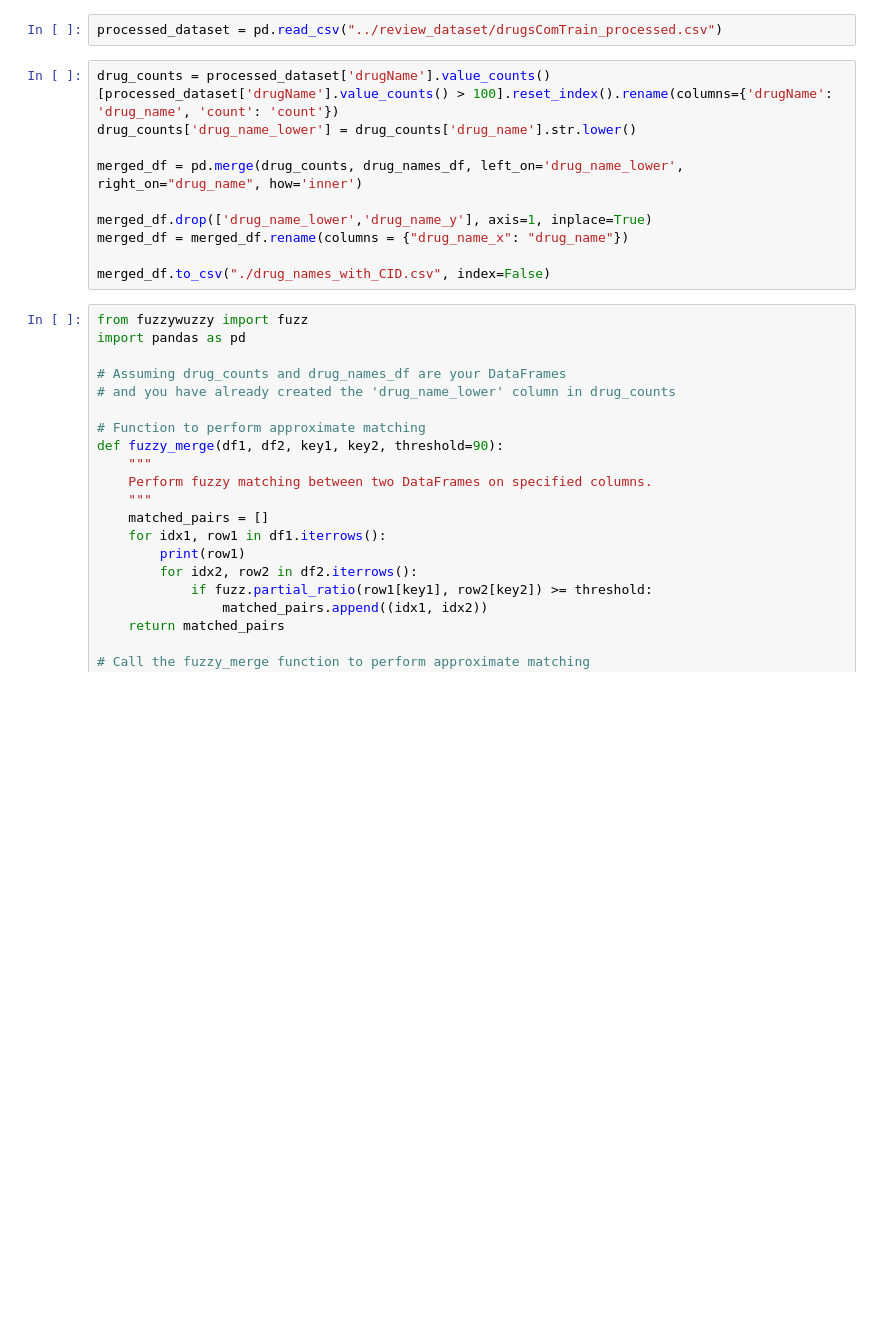
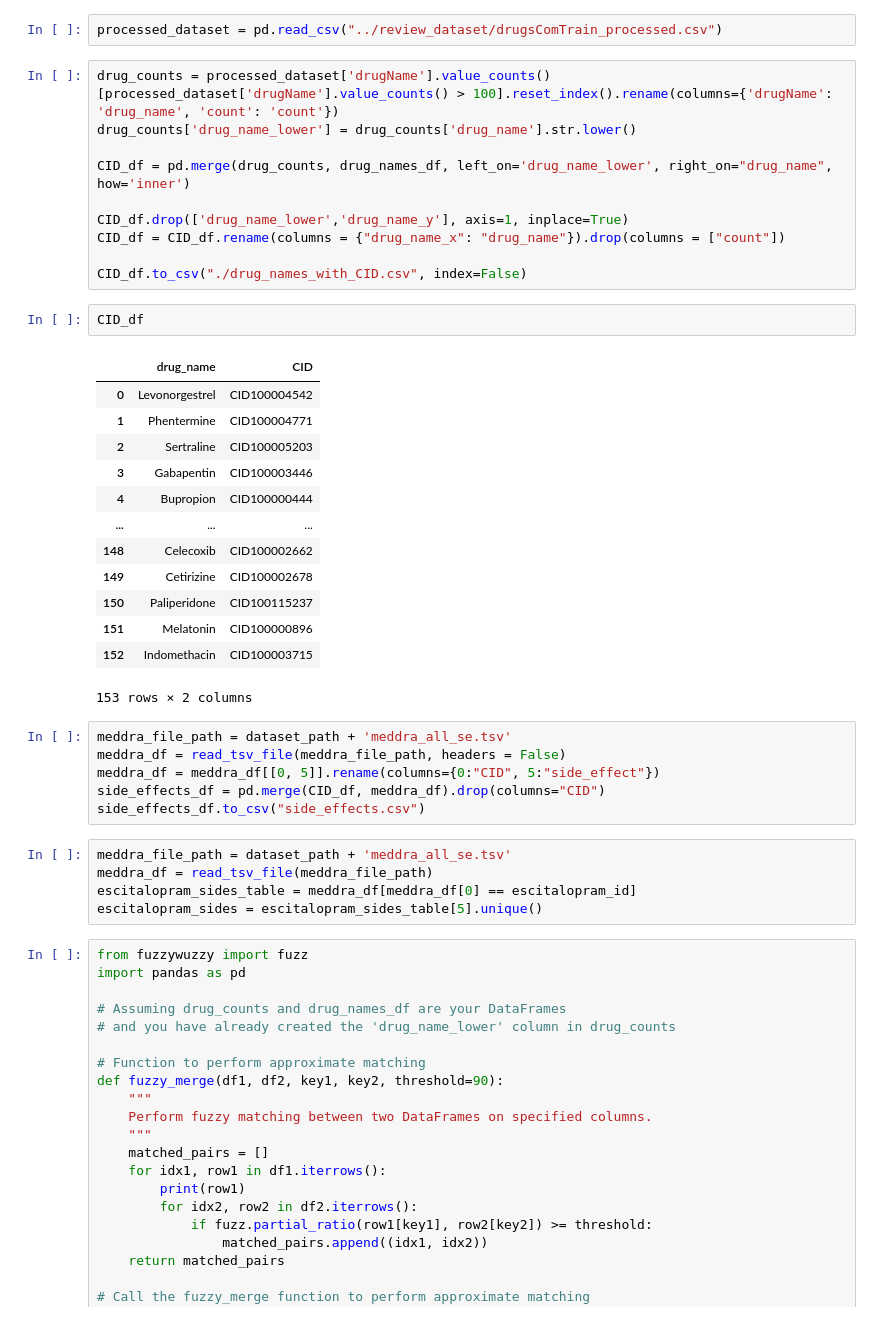
Before and after one commit to sncr0/side_effect_predictor, a Jupyter notebook: sider_extract/match_CID_id.ipynb, the cells around one changed output. Cells and saved outputs as stored; diff of their text form; blank space fills up the shorter version.

Commit message:
save CID +side effects

```diff
--- a/sider_extract/match_CID_id.ipynb
+++ b/sider_extract/match_CID_id.ipynb
@@ -44,12 +44,39 @@ processed_dataset = pd.read_csv("../review_dataset/drugsComTrain_processed.csv")
 drug_counts = processed_dataset['drugName'].value_counts()[processed_dataset['drugName'].value_counts() > 100].reset_index().rename(columns={'drugName': 'drug_name', 'count': 'count'})
 drug_counts['drug_name_lower'] = drug_counts['drug_name'].str.lower()
 
-merged_df = pd.merge(drug_counts, drug_names_df, left_on='drug_name_lower', right_on="drug_name", how='inner')
+CID_df = pd.merge(drug_counts, drug_names_df, left_on='drug_name_lower', right_on="drug_name", how='inner')
 
-merged_df.drop(['drug_name_lower','drug_name_y'], axis=1, inplace=True)
-merged_df = merged_df.rename(columns = {"drug_name_x": "drug_name"})
+CID_df.drop(['drug_name_lower','drug_name_y'], axis=1, inplace=True)
+CID_df = CID_df.rename(columns = {"drug_name_x": "drug_name"}).drop(columns = ["count"])
 
-merged_df.to_csv("./drug_names_with_CID.csv", index=False)
+CID_df.to_csv("./drug_names_with_CID.csv", index=False)
+# %%
+CID_df
+# %% [output]
+|  | drug_name | CID |
+| 0 | Levonorgestrel | CID100004542 |
+| 1 | Phentermine | CID100004771 |
+| 2 | Sertraline | CID100005203 |
+| 3 | Gabapentin | CID100003446 |
+| 4 | Bupropion | CID100000444 |
+| ... | ... | ... |
+| 148 | Celecoxib | CID100002662 |
+| 149 | Cetirizine | CID100002678 |
+| 150 | Paliperidone | CID100115237 |
+| 151 | Melatonin | CID100000896 |
+| 152 | Indomethacin | CID100003715 |
+153 rows × 2 columns
+# %%
+meddra_file_path = dataset_path + 'meddra_all_se.tsv'
+meddra_df = read_tsv_file(meddra_file_path, headers = False)
+meddra_df = meddra_df[[0, 5]].rename(columns={0:"CID", 5:"side_effect"})
+side_effects_df = pd.merge(CID_df, meddra_df).drop(columns="CID")
+side_effects_df.to_csv("side_effects.csv")
+# %%
+meddra_file_path = dataset_path + 'meddra_all_se.tsv'
+meddra_df = read_tsv_file(meddra_file_path)
+escitalopram_sides_table = meddra_df[meddra_df[0] == escitalopram_id]
+escitalopram_sides = escitalopram_sides_table[5].unique()
 # %%
 from fuzzywuzzy import fuzz
 import pandas as pd
```
